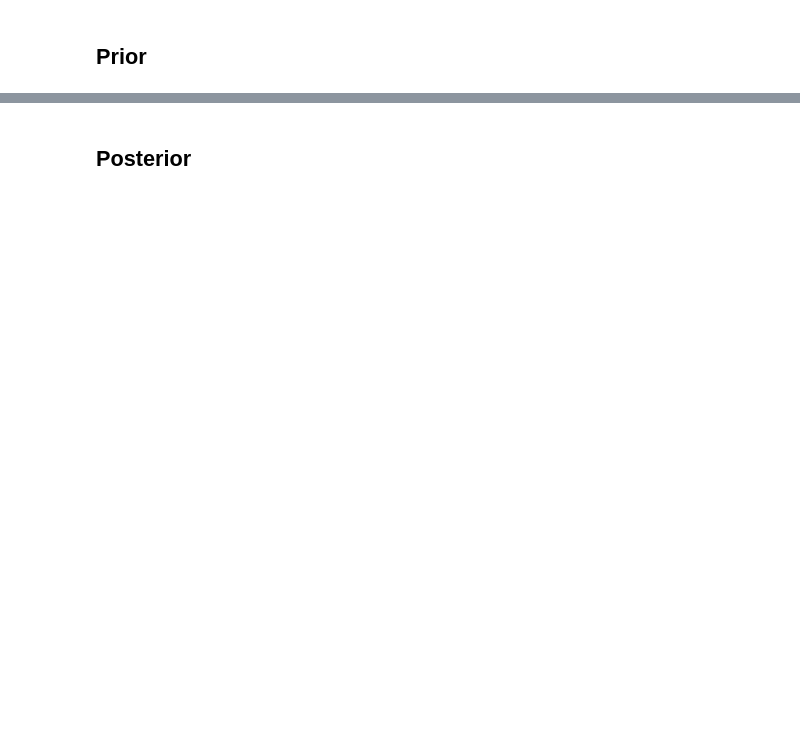
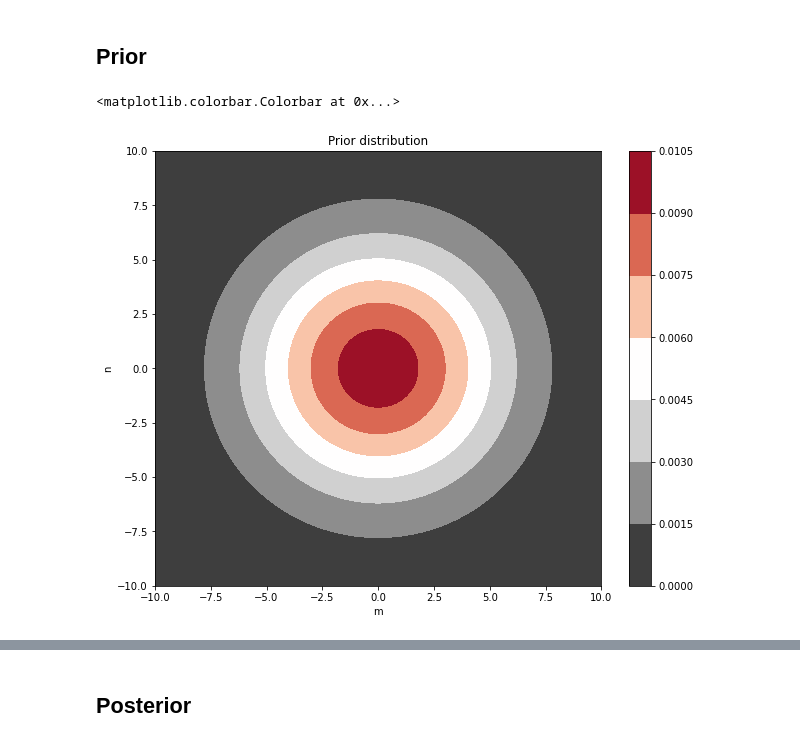
Before and after one commit to ignacioreyes/murphy, a Jupyter notebook: 7.6 Bayesian linear regression.ipynb, the cells around one changed output, grey strips where cells are left out. Cells and saved outputs as stored; diff of their text form; code cells hidden in the pictures; blank space fills up the shorter version.

```diff
--- a/7.6 Bayesian linear regression.ipynb
+++ b/7.6 Bayesian linear regression.ipynb
@@ -29,2 +30,30 @@ tau = 3.0
 V_0 = tau**2 * np.eye(2)
+# %%
+def prior(m, n):
+    pdf = multivariate_normal.pdf(
+        np.array([m, n]),
+        mean=w_0.flatten(),
+        cov=V_0)
+    return pdf
+
+m_lin = np.linspace(-10, 10, 90)
+n_lin = np.linspace(-10, 10, 110)
+
+m_mesh, n_mesh = np.meshgrid(m_lin, n_lin)
+prior_lhood = np.empty((len(n_lin), len(m_lin)))
+
+for i in range(len(n_lin)):
+    for j in range(len(m_lin)):
+        prior_lhood[i, j] = prior(m_mesh[i, j], n_mesh[i, j])
+# %%
+fig = plt.figure(figsize=(10, 8))
+fig.set_facecolor('white')
+plt.contourf(m_mesh, n_mesh, prior_lhood, cmap='RdGy_r')
+plt.xlabel('m')
+plt.ylabel('n')
+plt.title('Prior distribution')
+plt.colorbar()
+# %% [output]
+<matplotlib.colorbar.Colorbar at 0x...>
+[figure, added]
 # %%
```
Also changed, not shown: parts of 7 cells of this notebook.
